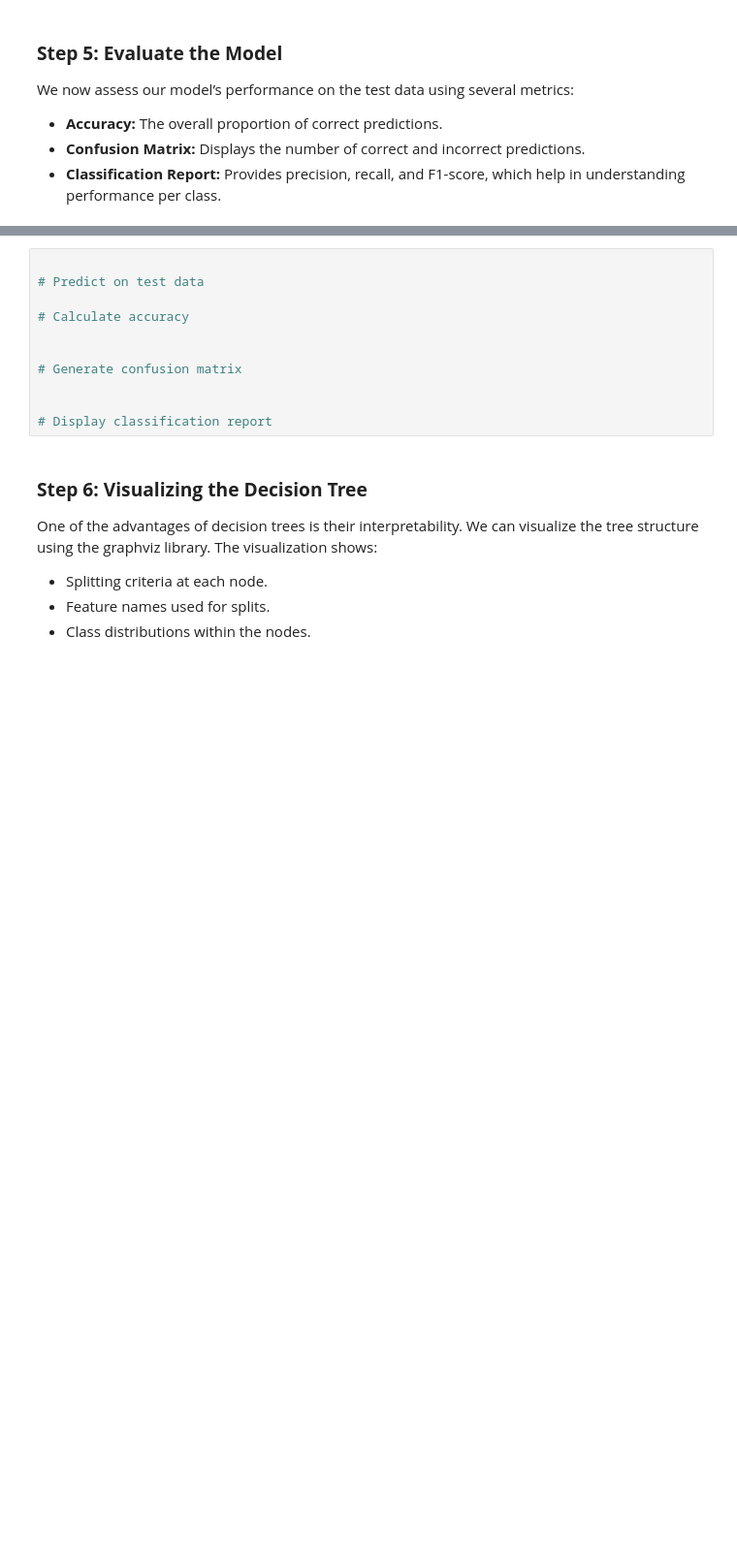
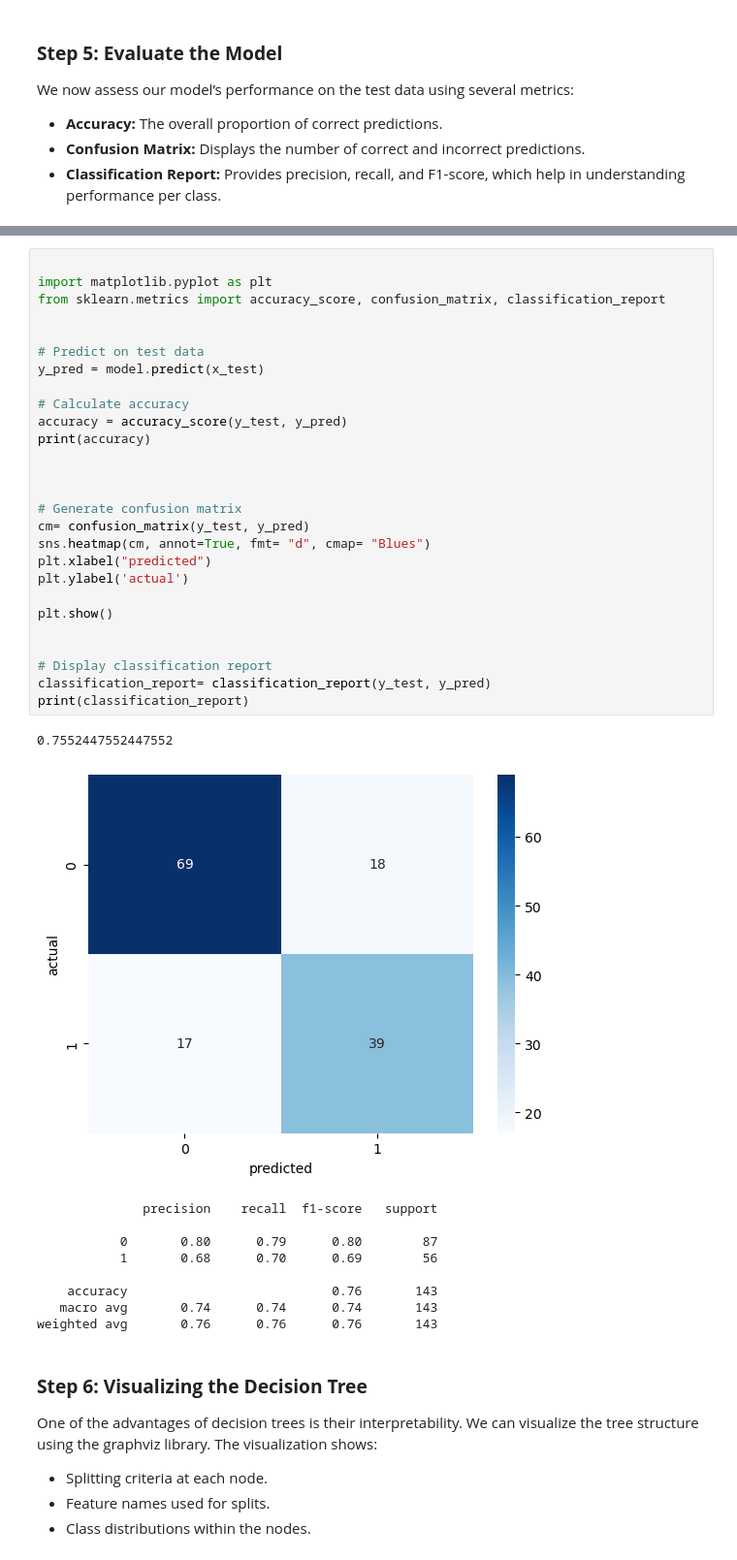
Before and after one commit to mcalzada12/Calzada-data-science-portfolio, a Jupyter notebook: Inclass_work/WEEK_9/IDS Week 9_2_IN-CLASS.ipynb, the cells around one changed output, grey strips where cells are left out. Shown at 97% size. Cells and saved outputs as stored; diff of their text form; blank space fills up the shorter version.

```diff
--- a/Inclass_work/WEEK_9/IDS Week 9_2_IN-CLASS.ipynb
+++ b/Inclass_work/WEEK_9/IDS Week 9_2_IN-CLASS.ipynb
@@ -125,14 +135,41 @@ model.predict(x_test)
-# %%
-
-# Predict on test data
-
-# Calculate accuracy
-
-
-# Generate confusion matrix
-
-
-# Display classification report
+# %%
+
+import matplotlib.pyplot as plt
+from sklearn.metrics import accuracy_score, confusion_matrix, classification_report
+
+
+# Predict on test data
+y_pred = model.predict(x_test)
+
+# Calculate accuracy
+accuracy = accuracy_score(y_test, y_pred)
+print(accuracy)
+
+
+
+# Generate confusion matrix
+cm= confusion_matrix(y_test, y_pred)
+sns.heatmap(cm, annot=True, fmt= "d", cmap= "Blues")
+plt.xlabel("predicted")
+plt.ylabel('actual')
+
+plt.show()
+
+
+# Display classification report
+classification_report= classification_report(y_test, y_pred)
+print(classification_report)
+# %% [output]
+0.7552447552447552
+[figure, added]
+              precision    recall  f1-score   support
+
+           0       0.80      0.79      0.80        87
+           1       0.68      0.70      0.69        56
+
+    accuracy                           0.76       143
+   macro avg       0.74      0.74      0.74       143
+weighted avg       0.76      0.76      0.76       143
 # %% [markdown]
 ### **Step 6: Visualizing the Decision Tree**
 
```
Also changed, not shown: parts of 3 cells of this notebook, 10 other files.
